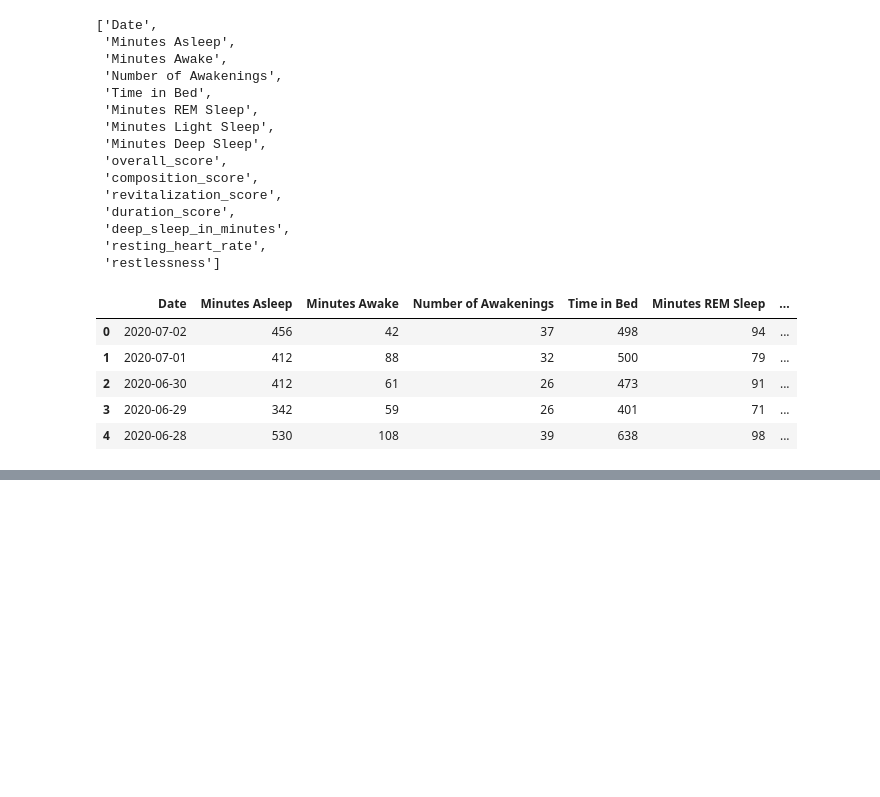
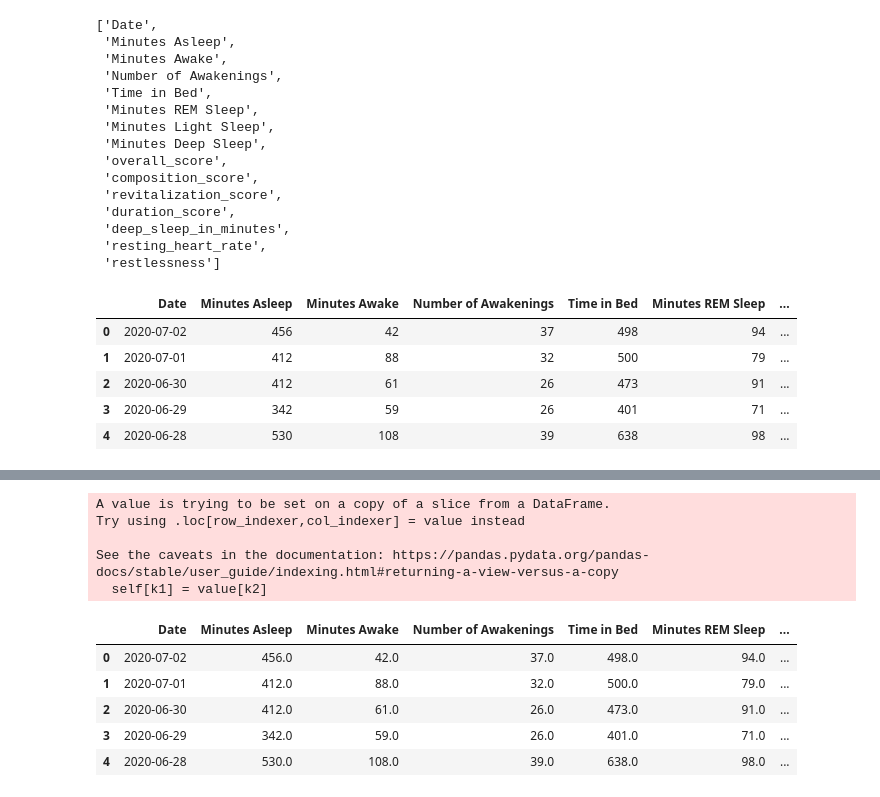
Before and after one commit to JoBe10/Fitbit-Sleep-Score, a Jupyter notebook: Sleep_Scores/Sleep_Score_Deconstruction.ipynb, the cells around one changed output, grey strips where cells are left out. Saved outputs shown, nothing was run; the diff lists cells and outputs as text; code cells hidden in the pictures; blank space fills up the shorter version.

```diff
--- a/Sleep_Scores/Sleep_Score_Deconstruction.ipynb
+++ b/Sleep_Scores/Sleep_Score_Deconstruction.ipynb
@@ -165,0 +213,16 @@ sleep.head()
+# %%
+# Convert columns to floats
+app_data[app_cols[1:8]] = app_data[app_cols[1:8]].astype(float)
+app_data.head()
+# %% [output]
+A value is trying to be set on a copy of a slice from a DataFrame.
+Try using .loc[row_indexer,col_indexer] = value instead
+
+See the caveats in the documentation: https://pandas.pydata.org/pandas-docs/stable/user_guide/indexing.html#returning-a-view-versus-a-copy
+  self[k1] = value[k2]
+|  | Date | Minutes Asleep | Minutes Awake | Number of Awakenings | Time in Bed | Minutes REM Sleep | ... |
+| 0 | 2020-07-02 | 456.0 | 42.0 | 37.0 | 498.0 | 94.0 | ... |
+| 1 | 2020-07-01 | 412.0 | 88.0 | 32.0 | 500.0 | 79.0 | ... |
+| 2 | 2020-06-30 | 412.0 | 61.0 | 26.0 | 473.0 | 91.0 | ... |
+| 3 | 2020-06-29 | 342.0 | 59.0 | 26.0 | 401.0 | 71.0 | ... |
+| 4 | 2020-06-28 | 530.0 | 108.0 | 39.0 | 638.0 | 98.0 | ... |
```
Also changed, not shown: parts of 17 cells of this notebook.
